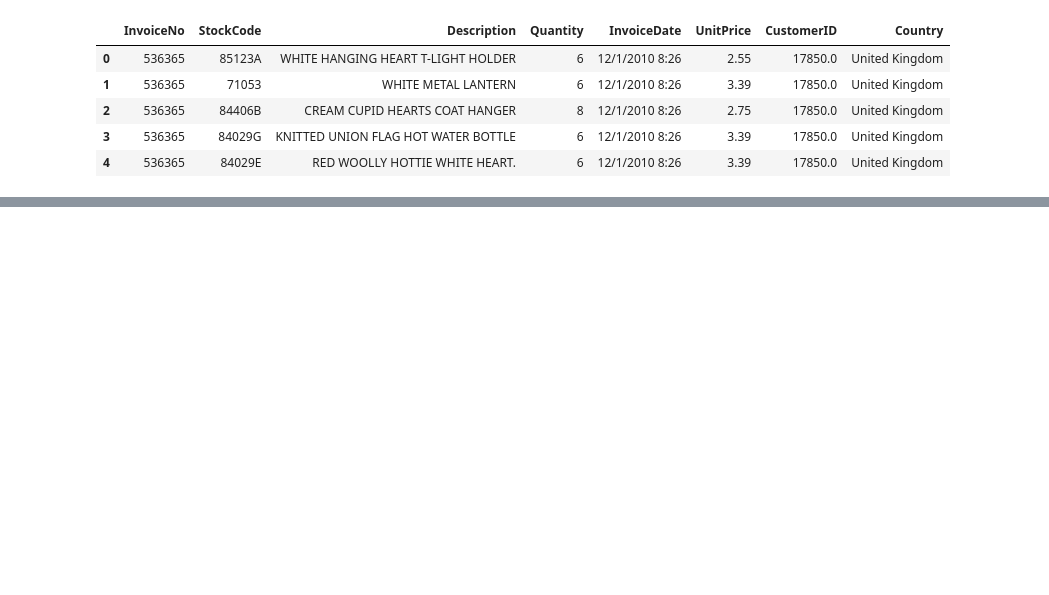
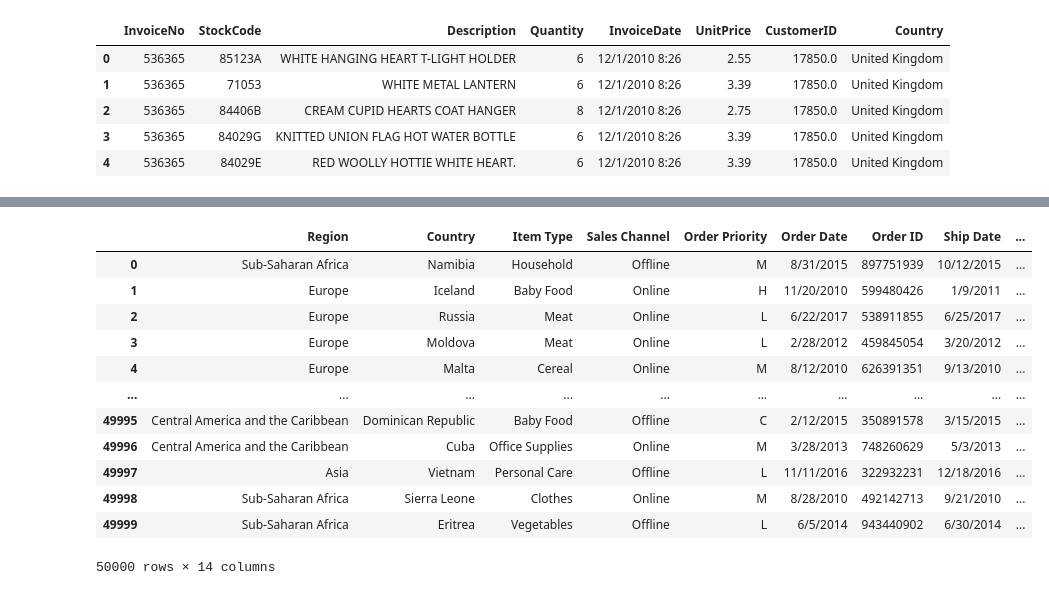
Before and after one commit to rajdeepmondal1/customer-segmentation, a Jupyter notebook: Customer_Segmentation_Arpan_+_Rajdeep.ipynb, the cells around one changed output, grey strips where cells are left out. Drawn from its saved outputs; the diff is of its cells as text; code cells hidden in the pictures; blank space fills up the shorter version.

```diff
--- a/Customer_Segmentation_Arpan_+_Rajdeep.ipynb
+++ b/Customer_Segmentation_Arpan_+_Rajdeep.ipynb
@@ -302 +313,19 @@ df.head()
+# %%
+new_dataset = pd.read_csv('/content/50000 Sales Records.csv')
+# %%
+new_dataset
+# %% [output]
+|  | Region | Country | Item Type | Sales Channel | Order Priority | Order Date | Order ID | Ship Date | ... |
+| 0 | Sub-Saharan Africa | Namibia | Household | Offline | M | 8/31/2015 | 897751939 | 10/12/2015 | ... |
+| 1 | Europe | Iceland | Baby Food | Online | H | 11/20/2010 | 599480426 | 1/9/2011 | ... |
+| 2 | Europe | Russia | Meat | Online | L | 6/22/2017 | 538911855 | 6/25/2017 | ... |
+| 3 | Europe | Moldova | Meat | Online | L | 2/28/2012 | 459845054 | 3/20/2012 | ... |
+| 4 | Europe | Malta | Cereal | Online | M | 8/12/2010 | 626391351 | 9/13/2010 | ... |
+| ... | ... | ... | ... | ... | ... | ... | ... | ... | ... |
+| 49995 | Central America and the Caribbean | Dominican Republic | Baby Food | Offline | C | 2/12/2015 | 350891578 | 3/15/2015 | ... |
+| 49996 | Central America and the Caribbean | Cuba | Office Supplies | Online | M | 3/28/2013 | 748260629 | 5/3/2013 | ... |
+| 49997 | Asia | Vietnam | Personal Care | Offline | L | 11/11/2016 | 322932231 | 12/18/2016 | ... |
+| 49998 | Sub-Saharan Africa | Sierra Leone | Clothes | Online | M | 8/28/2010 | 492142713 | 9/21/2010 | ... |
+| 49999 | Sub-Saharan Africa | Eritrea | Vegetables | Offline | L | 6/5/2014 | 943440902 | 6/30/2014 | ... |
+50000 rows × 14 columns
 # %%
```
Also changed, not shown: parts of 9 cells of this notebook.
